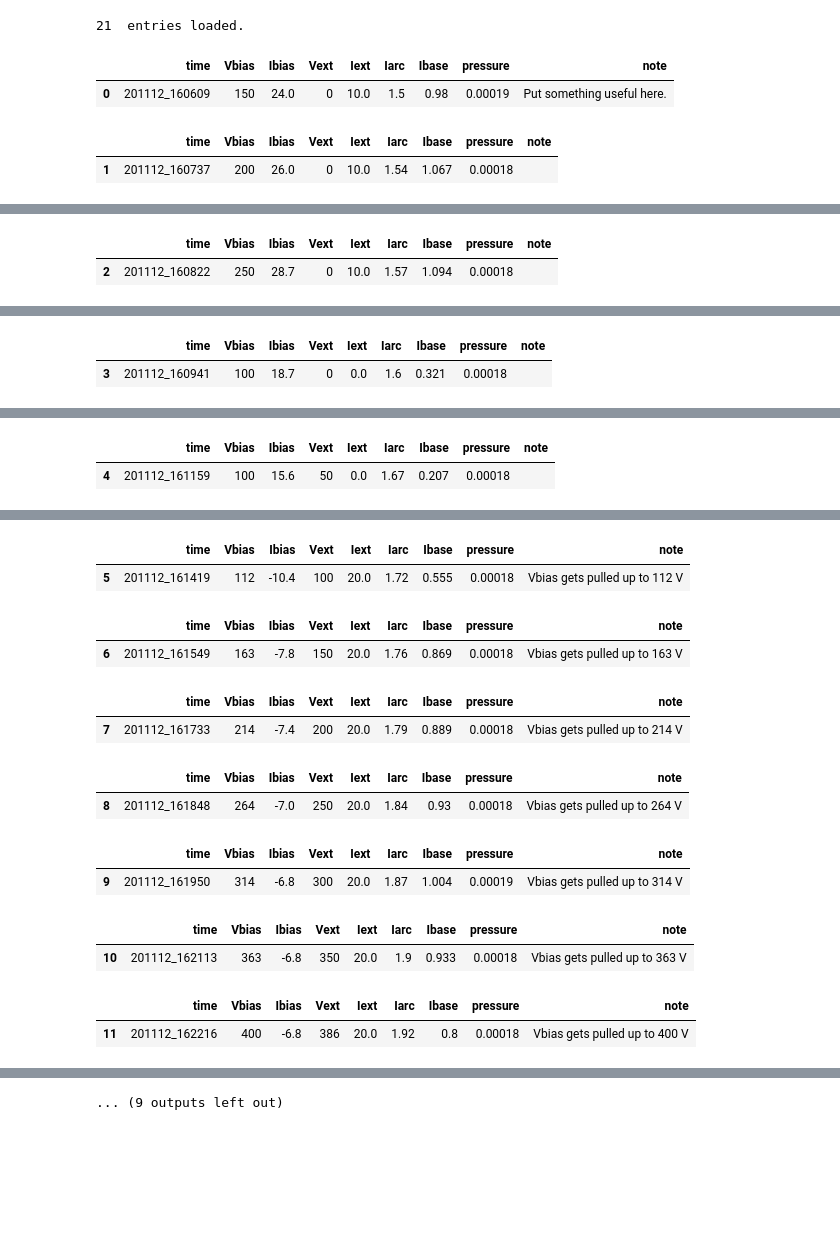
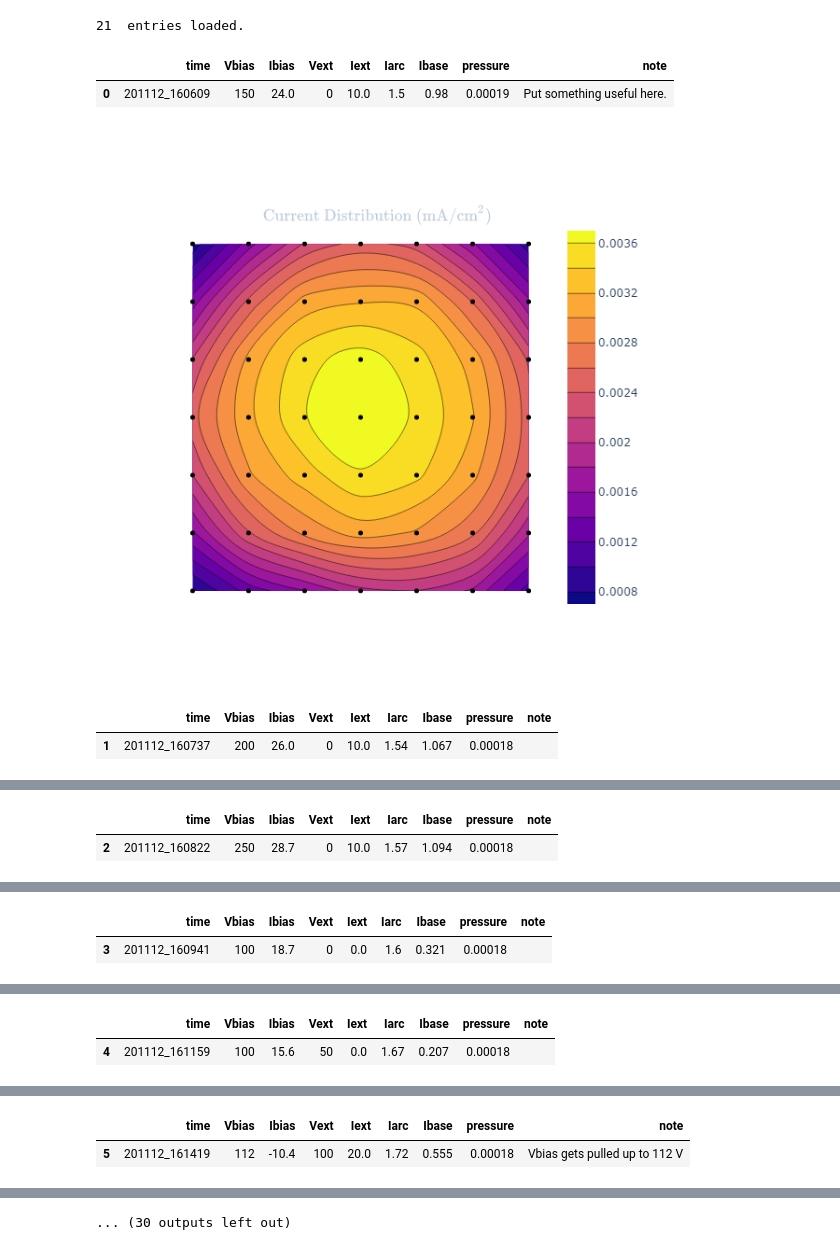
Before and after one commit to Inncee81/ArrayPlateKeithleyLogger, a Jupyter notebook: DemoNotebook.ipynb, the cells around one changed output, grey strips where cells are left out. Drawn from its saved outputs; the diff is of its cells as text; code cells hidden in the pictures; blank space fills up the shorter version.

Commit message:
Plot test

```diff
--- a/DemoNotebook.ipynb
+++ b/DemoNotebook.ipynb
@@ -54,17 +54,18 @@ data.load("data_201112_163616.json")
 # %%
 import pandas as pd
 import plotly.io as pio
 from IPython.display import Image
 df = pd.DataFrame(data.data)
 df = df[['time', 'Vbias', 'Ibias', 'Vext', 'Iext', 'Iarc', 'Ibase', 'pressure', 'note']]
 
 for i in range(data.len()):
     display(df[i:i+1])
     fig = data.plotI(i)
-    Image(pio.to_image(fig, format='png'))
+    display(Image(pio.to_image(fig, format='png')))
 #     fig.show()
 # %% [output]
 |  | time | Vbias | Ibias | Vext | Iext | Iarc | Ibase | pressure | note |
 | 0 | 201112_160609 | 150 | 24.0 | 0 | 10.0 | 1.5 | 0.98 | 0.00019 | Put something useful here. |
+[figure, added]
 |  | time | Vbias | Ibias | Vext | Iext | Iarc | Ibase | pressure | note |
 | 1 | 201112_160737 | 200 | 26.0 | 0 | 10.0 | 1.54 | 1.067 | 0.00018 |  |
@@ -77,14 +82,2 @@ for i in range(data.len()):
 |  | time | Vbias | Ibias | Vext | Iext | Iarc | Ibase | pressure | note |
 | 5 | 201112_161419 | 112 | -10.4 | 100 | 20.0 | 1.72 | 0.555 | 0.00018 | Vbias gets pulled up to 112 V |
-|  | time | Vbias | Ibias | Vext | Iext | Iarc | Ibase | pressure | note |
-| 6 | 201112_161549 | 163 | -7.8 | 150 | 20.0 | 1.76 | 0.869 | 0.00018 | Vbias gets pulled up to 163 V |
-|  | time | Vbias | Ibias | Vext | Iext | Iarc | Ibase | pressure | note |
-| 7 | 201112_161733 | 214 | -7.4 | 200 | 20.0 | 1.79 | 0.889 | 0.00018 | Vbias gets pulled up to 214 V |
-|  | time | Vbias | Ibias | Vext | Iext | Iarc | Ibase | pressure | note |
-| 8 | 201112_161848 | 264 | -7.0 | 250 | 20.0 | 1.84 | 0.93 | 0.00018 | Vbias gets pulled up to 264 V |
-|  | time | Vbias | Ibias | Vext | Iext | Iarc | Ibase | pressure | note |
-| 9 | 201112_161950 | 314 | -6.8 | 300 | 20.0 | 1.87 | 1.004 | 0.00019 | Vbias gets pulled up to 314 V |
-|  | time | Vbias | Ibias | Vext | Iext | Iarc | Ibase | pressure | note |
-| 10 | 201112_162113 | 363 | -6.8 | 350 | 20.0 | 1.9 | 0.933 | 0.00018 | Vbias gets pulled up to 363 V |
-|  | time | Vbias | Ibias | Vext | Iext | Iarc | Ibase | pressure | note |
-| 11 | 201112_162216 | 400 | -6.8 | 386 | 20.0 | 1.92 | 0.8 | 0.00018 | Vbias gets pulled up to 400 V |
@@ -91 +85 @@ for i in range(data.len()):
-... (9 outputs left out)
+... (30 outputs left out)
```
Also changed, not shown: parts of 1 cell of this notebook.
